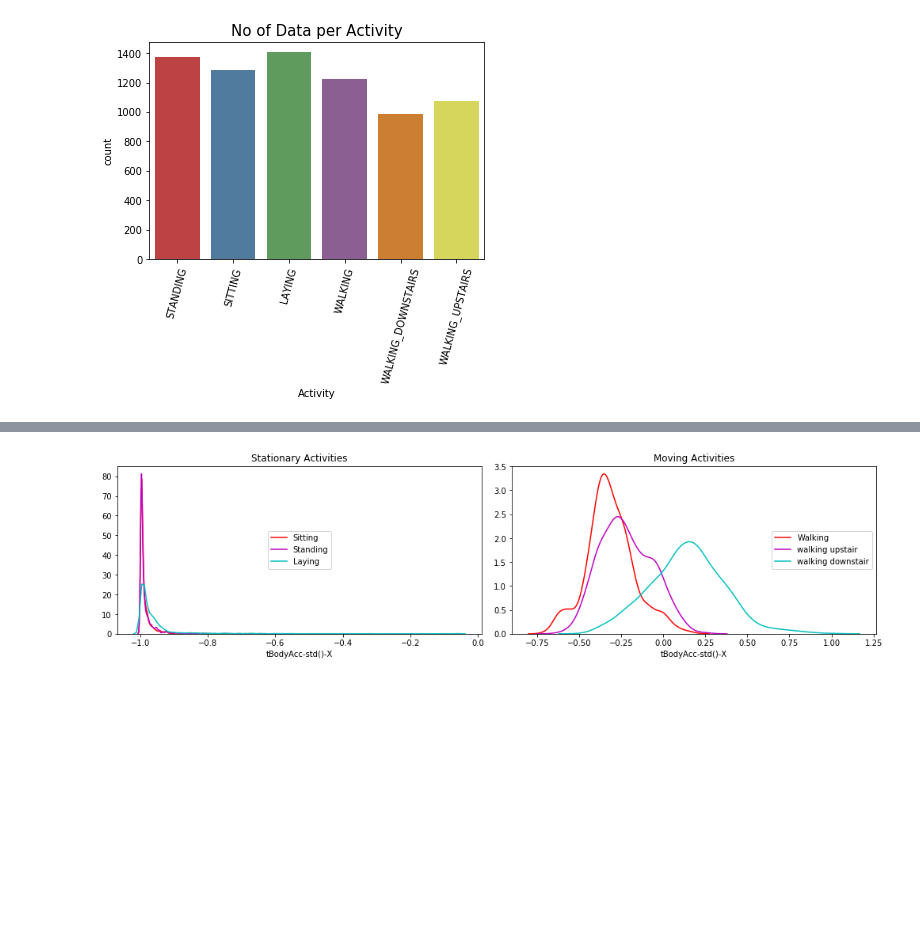
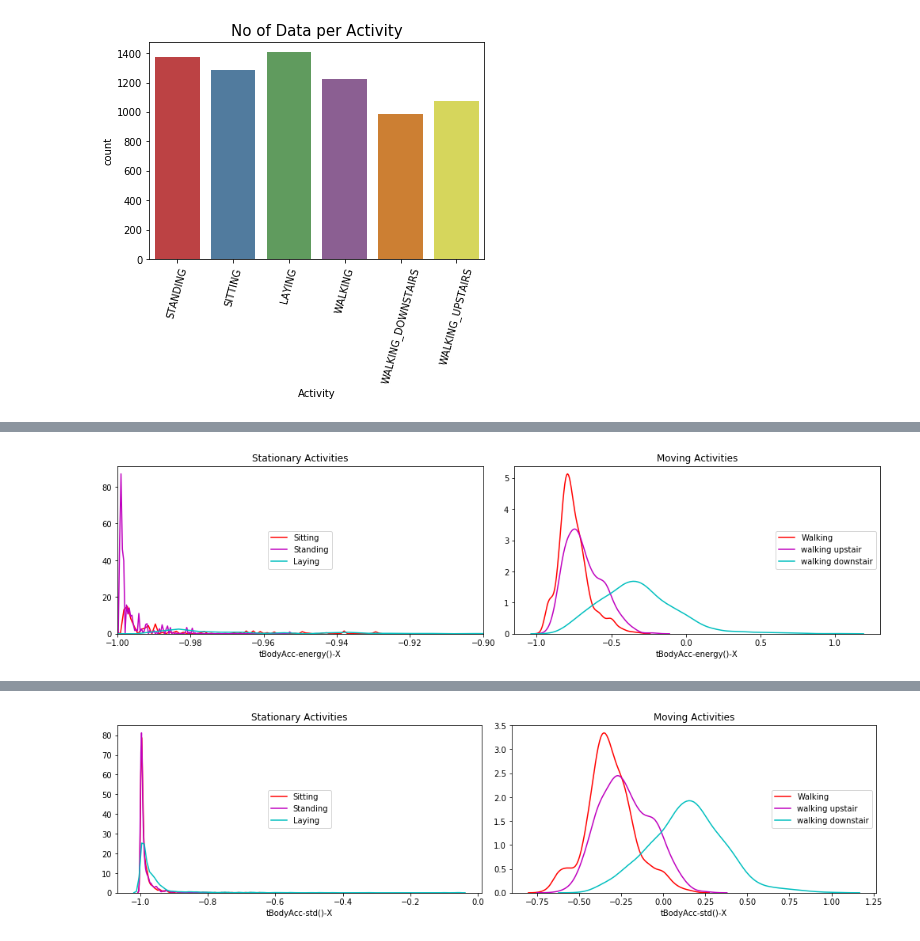
Before and after one commit to hitesh-bansal/SpringBoard-DSC, a Jupyter notebook: human-activity-recognition-with-smartphones/Human_Activity.ipynb, the cells around one changed output, grey strips where cells are left out. Cells and saved outputs as stored; diff of their text form; code cells hidden in the pictures; blank space fills up the shorter version.

```diff
--- a/human-activity-recognition-with-smartphones/Human_Activity.ipynb
+++ b/human-activity-recognition-with-smartphones/Human_Activity.ipynb
@@ -268,0 +227,21 @@ df_WALKING_DOWNSTAIRS.plot(x = 'Activity',y = 'tGravityAcc-mean()-X', grid=True,
+# %%
+plt.figure(figsize=(14,7))
+plt.subplot(2,2,1)
+plt.title('Stationary Activities')
+sns.distplot(df_SITTING['tBodyAcc-energy()-X'],hist = False,color = 'r', label = 'Sitting')
+sns.distplot(df_STANDING['tBodyAcc-energy()-X'],hist = False, color = 'm', label = 'Standing')
+sns.distplot(df_LAYING['tBodyAcc-energy()-X'],hist = False, color = 'c', label = 'Laying')
+plt.xlim(-1,-0.9)
+plt.legend(loc='center')
+
+plt.subplot(2,2,2)
+plt.title('Moving Activities')
+sns.distplot(df_WALKING['tBodyAcc-energy()-X'],hist = False,color = 'r',label = 'Walking')
+sns.distplot(df_WALKING_UPSTAIRS['tBodyAcc-energy()-X'],hist = False,color = 'm',label = 'walking upstair')
+sns.distplot(df_WALKING_DOWNSTAIRS['tBodyAcc-energy()-X'],hist = False,color = 'c',label = 'walking downstair')
+plt.legend(loc='center right')
+
+plt.tight_layout()
+plt.show()
+# %% [output]
+[figure, added]
```
Also changed, not shown: parts of 19 cells of this notebook.
